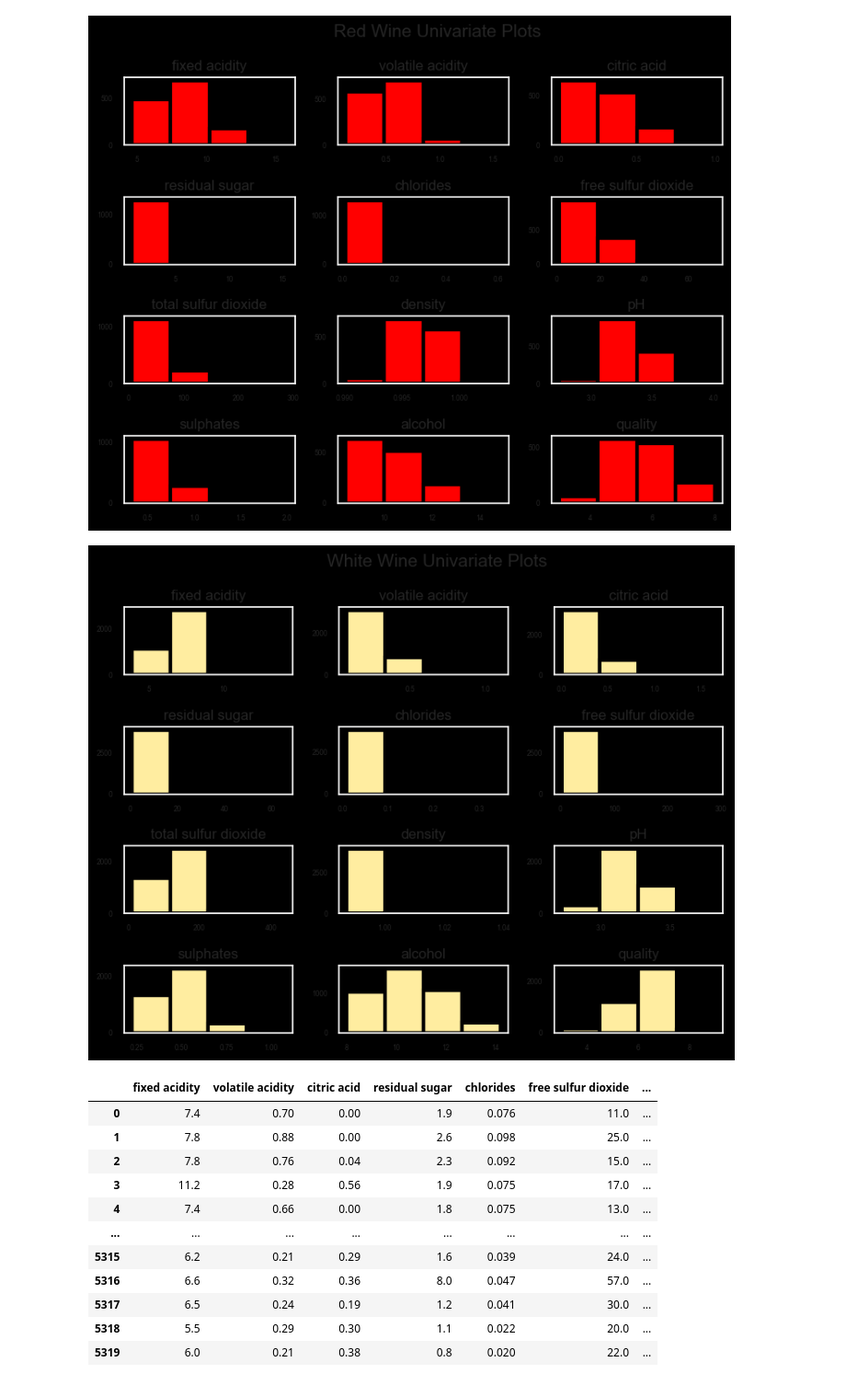
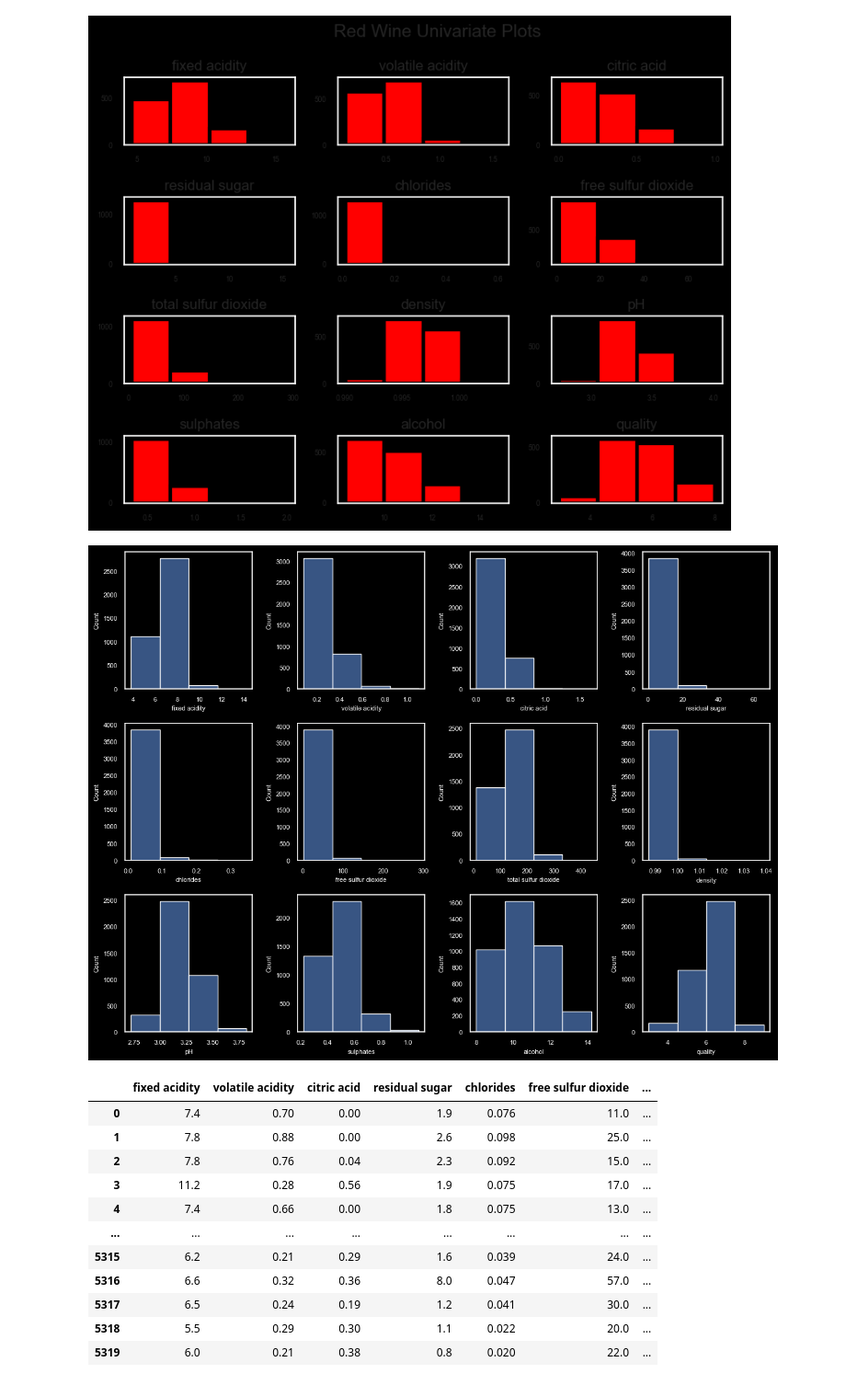
Before and after one commit to gabriela-arlt/BlueBerry-Winery, a Jupyter notebook: wine+quality/plots for the presentation.ipynb, the cells around one changed output. Shown at 92% size. Cells and saved outputs as stored; diff of their text form; code cells hidden in the pictures.

```diff
--- a/wine+quality/plots for the presentation.ipynb
+++ b/wine+quality/plots for the presentation.ipynb
@@ -73,14 +73,32 @@ plt.tight_layout(rect=(0, 0,1.2, 1.2))
 rt = plt.suptitle('Red Wine Univariate Plots', x=0.65, y=1.25, fontsize=15)
 # %% [output]
 [figure]
-# %%
-white_wine_heatmap.hist(bins=4, color='#ffeda0', edgecolor='black', linewidth=3.0, xlabelsize=6, ylabelsize=6, grid=False)
-
-plt.tight_layout(rect=(0, 0,1.2, 1.2))
-
-rt = plt.suptitle('White Wine Univariate Plots', x=0.65, y=1.25, fontsize=15)
-# %% [output]
-[figure, removed]
+# %%
+import matplotlib.pyplot as plt
+import seaborn as sns
+
+# Assuming white_wine_heatmap is your DataFrame containing features
+# Adjust figsize based on the number of features and desired layout
+fig, axes = plt.subplots(nrows=3, ncols=4, figsize=(12, 9))
+
+# Flatten the axes array to easily iterate over subplots
+axes = axes.flatten()
+
+# Iterate over each feature and create a count plot in each subplot
+for i, feature in enumerate(white_wine_heatmap.columns):
+    sns.histplot(bins=4, x=feature, data=white_wine_heatmap, ax=axes[i])
+    axes[i].set_xlabel(feature, fontsize=8, color='white')
+    axes[i].set_ylabel('Count', fontsize=8, color='white')
+    axes[i].tick_params(axis='x', labelsize=8, colors='white')
+    axes[i].tick_params(axis='y', labelsize=8, colors='white')
+
+# Adjust the layout
+plt.tight_layout()
+
+# Show the plot
+plt.show()
+# %% [output]
+[figure, added]
 # %%
 # add column wine type
 red_wine_heatmap['wine type']='red'
```
Also changed, not shown: 3 other files.
